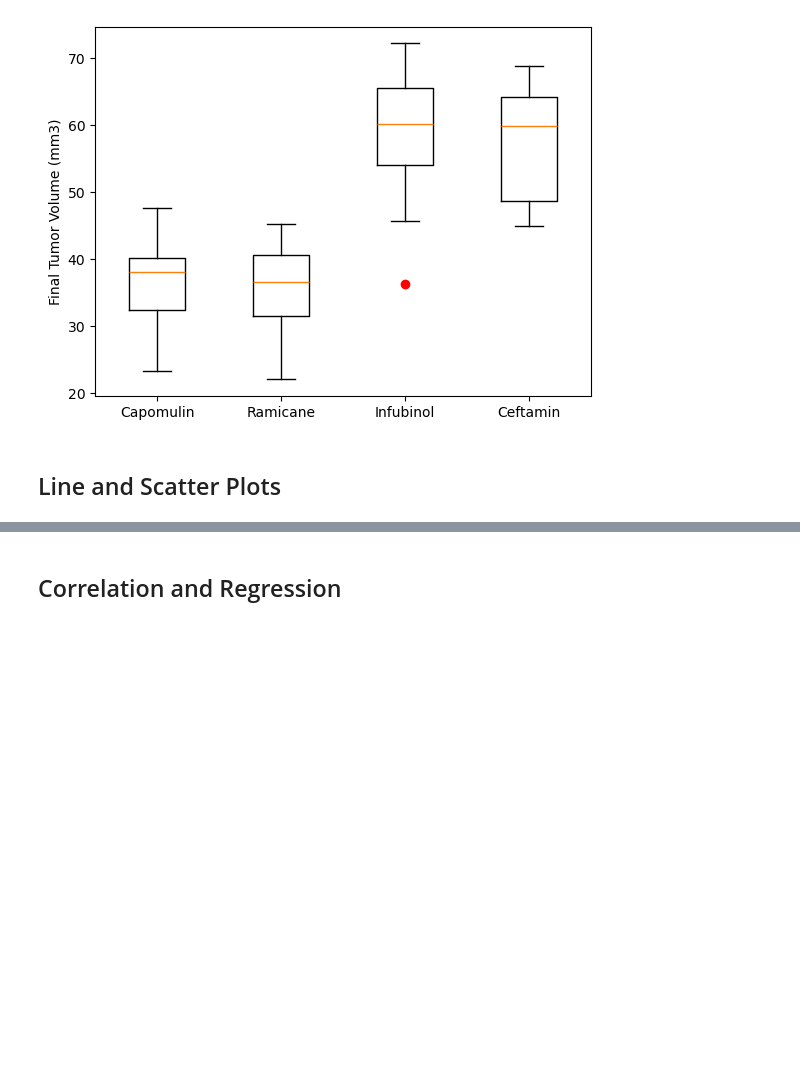
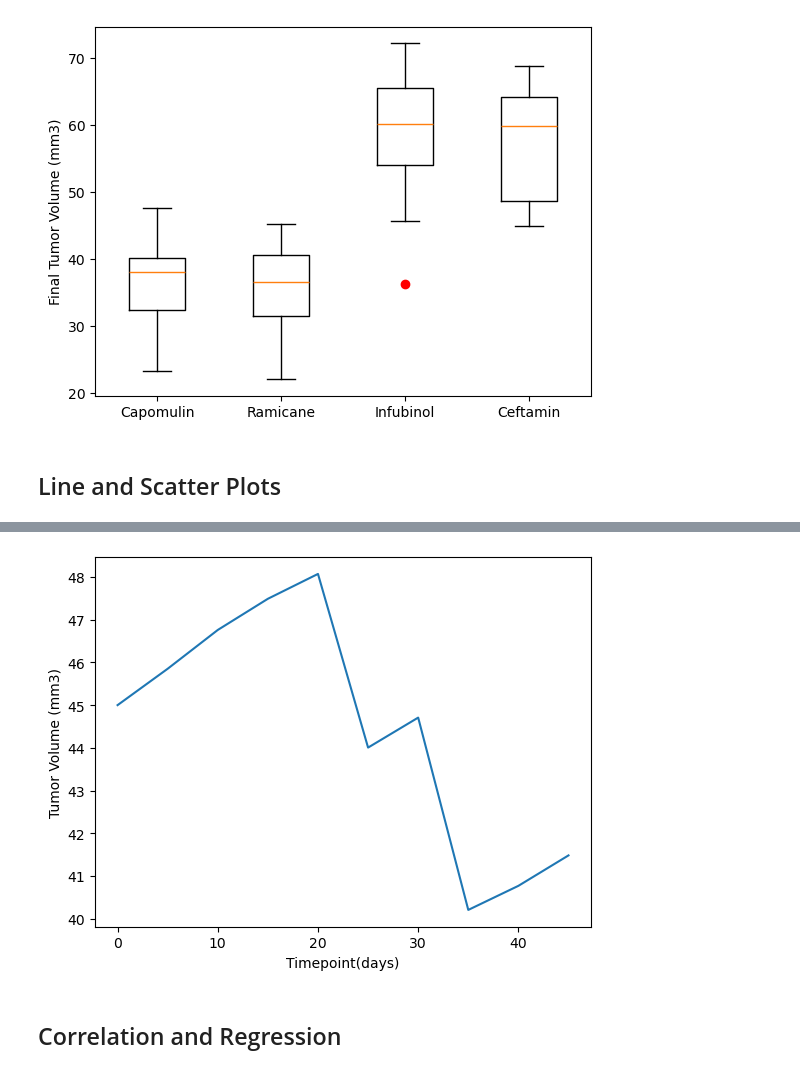
Before and after one commit to Starkilled1/Pymaceuticals-Challenge, a Jupyter notebook: pymaceuticals_starter copy.ipynb, the cells around one changed output, grey strips where cells are left out. Drawn from its saved outputs; the diff is of its cells as text; code cells hidden in the pictures; blank space fills up the shorter version.

Commit message:
Added linear plot

```diff
--- a/pymaceuticals_starter copy.ipynb
+++ b/pymaceuticals_starter copy.ipynb
@@ -214,3 +214,5 @@ Text(0, 0.5, 'Final Tumor Volume (mm3)')
 ## Line and Scatter Plots
 # %%
 # Generate a line plot of tumor volume vs. time point for a single mouse treated with Capomulin
+capo_mouse = clean_df.loc[clean_df['Mouse ID'] == 'l509']
+capo_mouse
@@ -217,3 +231,10 @@ Text(0, 0.5, 'Final Tumor Volume (mm3)')
+# %%
+plt.plot(capo_mouse['Timepoint'], capo_mouse['Tumor Volume (mm3)'])
+plt.xlabel('Timepoint(days)')
+plt.ylabel('Tumor Volume (mm3)')
+plt.show()
+# %% [output]
+[figure, added]
 # %%
 # Generate a scatter plot of mouse weight vs. the average observed tumor volume for the entire Capomulin regimen
 # %% [markdown]
```
Also changed, not shown: parts of 1 cell of this notebook.
